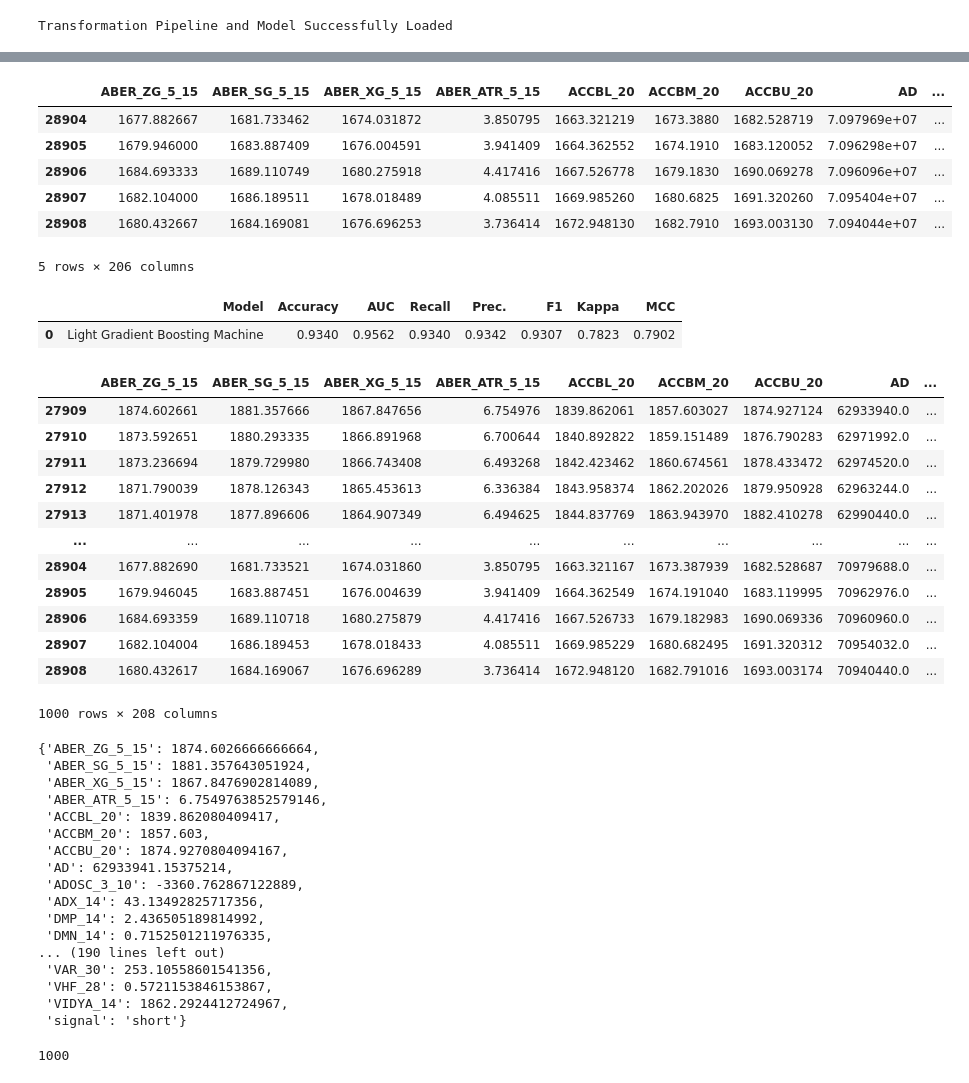
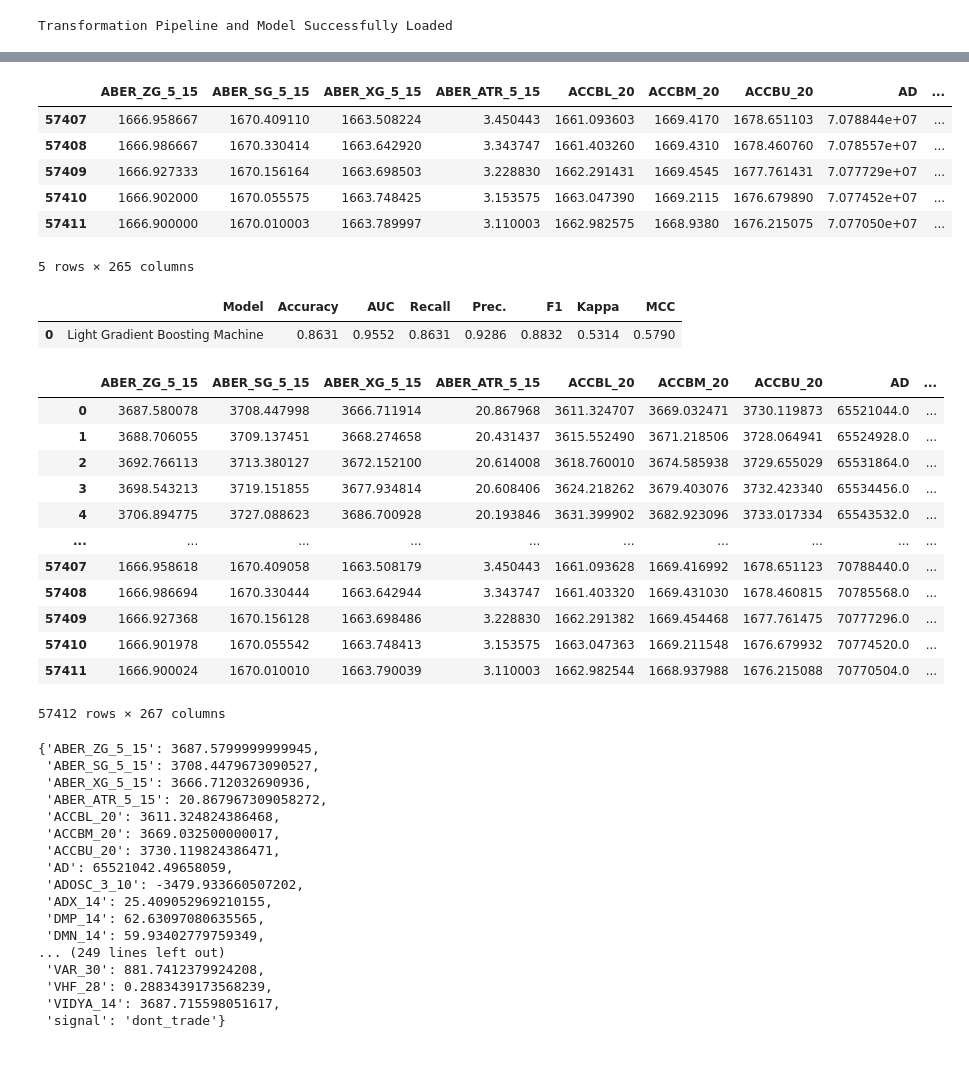
Before and after one commit to henokali1/trdr, a Jupyter notebook: ml/pycaret_classification.ipynb, the cells around one changed output, grey strips where cells are left out. Saved outputs shown, nothing was run; the diff lists cells and outputs as text; code cells hidden in the pictures.

```diff
--- a/ml/pycaret_classification.ipynb
+++ b/ml/pycaret_classification.ipynb
@@ -273,37 +243,37 @@ INFO:     Finished server process [37636]
 # %%
-tst_df = pd.read_csv('../../data/dataset.csv')[-1000:]
+tst_df = pd.read_csv('../../data/unseen_dataset_droped.csv')
 # orig_sigs = data[-100:]
 # tst_df = tst_df.drop(columns = ['signal'], axis=1)
 tst_df.tail()
 # %% [output]
 |  | ABER_ZG_5_15 | ABER_SG_5_15 | ABER_XG_5_15 | ABER_ATR_5_15 | ACCBL_20 | ACCBM_20 | ACCBU_20 | AD | ... |
-| 28904 | 1677.882667 | 1681.733462 | 1674.031872 | 3.850795 | 1663.321219 | 1673.3880 | 1682.528719 | 7.097969e+07 | ... |
-| 28905 | 1679.946000 | 1683.887409 | 1676.004591 | 3.941409 | 1664.362552 | 1674.1910 | 1683.120052 | 7.096298e+07 | ... |
-| 28906 | 1684.693333 | 1689.110749 | 1680.275918 | 4.417416 | 1667.526778 | 1679.1830 | 1690.069278 | 7.096096e+07 | ... |
-| 28907 | 1682.104000 | 1686.189511 | 1678.018489 | 4.085511 | 1669.985260 | 1680.6825 | 1691.320260 | 7.095404e+07 | ... |
-| 28908 | 1680.432667 | 1684.169081 | 1676.696253 | 3.736414 | 1672.948130 | 1682.7910 | 1693.003130 | 7.094044e+07 | ... |
+| 57407 | 1666.958667 | 1670.409110 | 1663.508224 | 3.450443 | 1661.093603 | 1669.4170 | 1678.651103 | 7.078844e+07 | ... |
+| 57408 | 1666.986667 | 1670.330414 | 1663.642920 | 3.343747 | 1661.403260 | 1669.4310 | 1678.460760 | 7.078557e+07 | ... |
+| 57409 | 1666.927333 | 1670.156164 | 1663.698503 | 3.228830 | 1662.291431 | 1669.4545 | 1677.761431 | 7.077729e+07 | ... |
+| 57410 | 1666.902000 | 1670.055575 | 1663.748425 | 3.153575 | 1663.047390 | 1669.2115 | 1676.679890 | 7.077452e+07 | ... |
+| 57411 | 1666.900000 | 1670.010003 | 1663.789997 | 3.110003 | 1662.982575 | 1668.9380 | 1676.215075 | 7.077050e+07 | ... |
-5 rows × 206 columns
+5 rows × 265 columns
 # %%
 predictions = predict_model(loaded_best_pipeline, data=tst_df)
 # %% [output]
 |  | Model | Accuracy | AUC | Recall | Prec. | F1 | Kappa | MCC |
-| 0 | Light Gradient Boosting Machine | 0.9340 | 0.9562 | 0.9340 | 0.9342 | 0.9307 | 0.7823 | 0.7902 |
+| 0 | Light Gradient Boosting Machine | 0.8631 | 0.9552 | 0.8631 | 0.9286 | 0.8832 | 0.5314 | 0.5790 |
 # %%
 predictions
 # %% [output]
 |  | ABER_ZG_5_15 | ABER_SG_5_15 | ABER_XG_5_15 | ABER_ATR_5_15 | ACCBL_20 | ACCBM_20 | ACCBU_20 | AD | ... |
-| 27909 | 1874.602661 | 1881.357666 | 1867.847656 | 6.754976 | 1839.862061 | 1857.603027 | 1874.927124 | 62933940.0 | ... |
-| 27910 | 1873.592651 | 1880.293335 | 1866.891968 | 6.700644 | 1840.892822 | 1859.151489 | 1876.790283 | 62971992.0 | ... |
-| 27911 | 1873.236694 | 1879.729980 | 1866.743408 | 6.493268 | 1842.423462 | 1860.674561 | 1878.433472 | 62974520.0 | ... |
-| 27912 | 1871.790039 | 1878.126343 | 1865.453613 | 6.336384 | 1843.958374 | 1862.202026 | 1879.950928 | 62963244.0 | ... |
-| 27913 | 1871.401978 | 1877.896606 | 1864.907349 | 6.494625 | 1844.837769 | 1863.943970 | 1882.410278 | 62990440.0 | ... |
+| 0 | 3687.580078 | 3708.447998 | 3666.711914 | 20.867968 | 3611.324707 | 3669.032471 | 3730.119873 | 65521044.0 | ... |
+| 1 | 3688.706055 | 3709.137451 | 3668.274658 | 20.431437 | 3615.552490 | 3671.218506 | 3728.064941 | 65524928.0 | ... |
+| 2 | 3692.766113 | 3713.380127 | 3672.152100 | 20.614008 | 3618.760010 | 3674.585938 | 3729.655029 | 65531864.0 | ... |
+| 3 | 3698.543213 | 3719.151855 | 3677.934814 | 20.608406 | 3624.218262 | 3679.403076 | 3732.423340 | 65534456.0 | ... |
+| 4 | 3706.894775 | 3727.088623 | 3686.700928 | 20.193846 | 3631.399902 | 3682.923096 | 3733.017334 | 65543532.0 | ... |
 | ... | ... | ... | ... | ... | ... | ... | ... | ... | ... |
-| 28904 | 1677.882690 | 1681.733521 | 1674.031860 | 3.850795 | 1663.321167 | 1673.387939 | 1682.528687 | 70979688.0 | ... |
-| 28905 | 1679.946045 | 1683.887451 | 1676.004639 | 3.941409 | 1664.362549 | 1674.191040 | 1683.119995 | 70962976.0 | ... |
-| 28906 | 1684.693359 | 1689.110718 | 1680.275879 | 4.417416 | 1667.526733 | 1679.182983 | 1690.069336 | 70960960.0 | ... |
-| 28907 | 1682.104004 | 1686.189453 | 1678.018433 | 4.085511 | 1669.985229 | 1680.682495 | 1691.320312 | 70954032.0 | ... |
-| 28908 | 1680.432617 | 1684.169067 | 1676.696289 | 3.736414 | 1672.948120 | 1682.791016 | 1693.003174 | 70940440.0 | ... |
+| 57407 | 1666.958618 | 1670.409058 | 1663.508179 | 3.450443 | 1661.093628 | 1669.416992 | 1678.651123 | 70788440.0 | ... |
+| 57408 | 1666.986694 | 1670.330444 | 1663.642944 | 3.343747 | 1661.403320 | 1669.431030 | 1678.460815 | 70785568.0 | ... |
+| 57409 | 1666.927368 | 1670.156128 | 1663.698486 | 3.228830 | 1662.291382 | 1669.454468 | 1677.761475 | 70777296.0 | ... |
+| 57410 | 1666.901978 | 1670.055542 | 1663.748413 | 3.153575 | 1663.047363 | 1669.211548 | 1676.679932 | 70774520.0 | ... |
+| 57411 | 1666.900024 | 1670.010010 | 1663.790039 | 3.110003 | 1662.982544 | 1668.937988 | 1676.215088 | 70770504.0 | ... |
-1000 rows × 208 columns
+57412 rows × 267 columns
 # %%
 predictions['correct_signal'] = list(tst_df['signal'])
 predictions.to_csv(f'../../data/predictions.csv', index=False)
@@ -312,24 +282,20 @@ d=tst_df.to_dict('records')
 # orig_sig =  d.pop('signal')
 d[0]
 # %% [output]
-{'ABER_ZG_5_15': 1874.6026666666664,
- 'ABER_SG_5_15': 1881.357643051924,
- 'ABER_XG_5_15': 1867.8476902814089,
- 'ABER_ATR_5_15': 6.7549763852579146,
- 'ACCBL_20': 1839.862080409417,
- 'ACCBM_20': 1857.603,
- 'ACCBU_20': 1874.9270804094167,
- 'AD': 62933941.15375214,
- 'ADOSC_3_10': -3360.762867122889,
- 'ADX_14': 43.13492825717356,
- 'DMP_14': 2.436505189814992,
- 'DMN_14': 0.7152501211976335,
-... (190 lines left out)
- 'VAR_30': 253.10558601541356,
- 'VHF_28': 0.5721153846153867,
- 'VIDYA_14': 1862.2924412724967,
- 'signal': 'short'}
+{'ABER_ZG_5_15': 3687.5799999999945,
+ 'ABER_SG_5_15': 3708.4479673090527,
+ 'ABER_XG_5_15': 3666.712032690936,
+ 'ABER_ATR_5_15': 20.867967309058272,
+ 'ACCBL_20': 3611.324824386468,
+ 'ACCBM_20': 3669.032500000017,
+ 'ACCBU_20': 3730.119824386471,
+ 'AD': 65521042.49658059,
+ 'ADOSC_3_10': -3479.933660507202,
+ 'ADX_14': 25.409052969210155,
+ 'DMP_14': 62.63097080635565,
+ 'DMN_14': 59.93402779759349,
+... (249 lines left out)
+ 'VAR_30': 881.7412379924208,
+ 'VHF_28': 0.2883439173568239,
+ 'VIDYA_14': 3687.715598051617,
+ 'signal': 'dont_trade'}
-# %%
-len(d)
-# %% [output]
-1000
```
Also changed, not shown: parts of 14 cells of this notebook, 4 other files.
